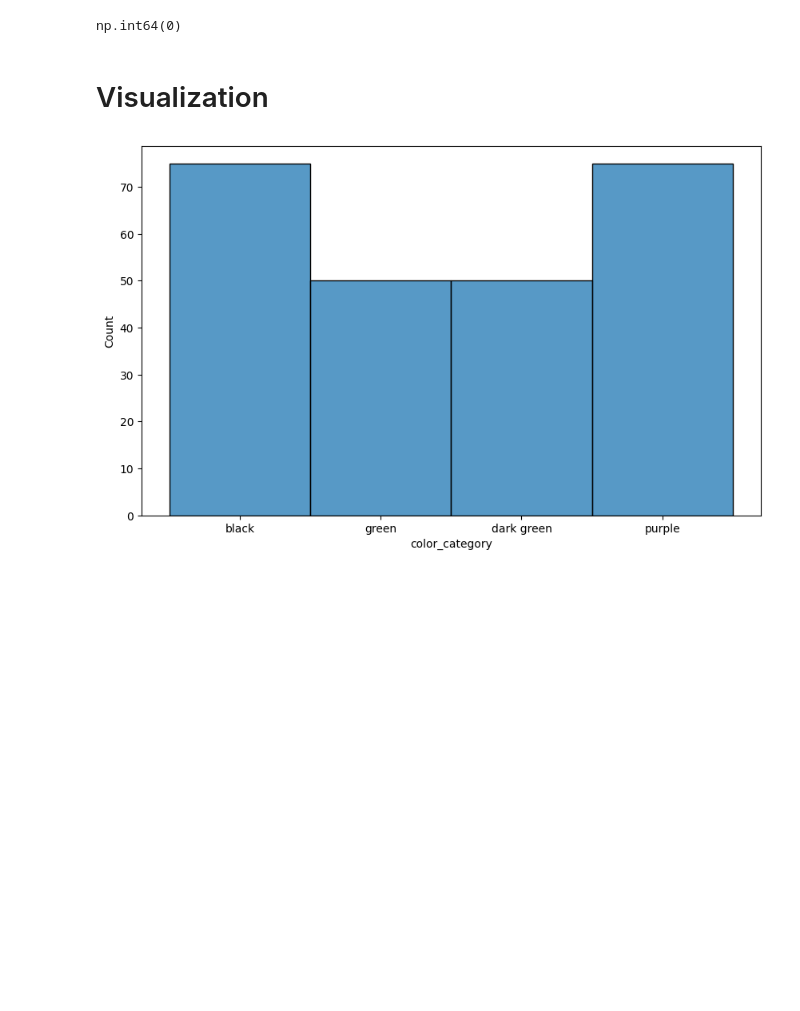
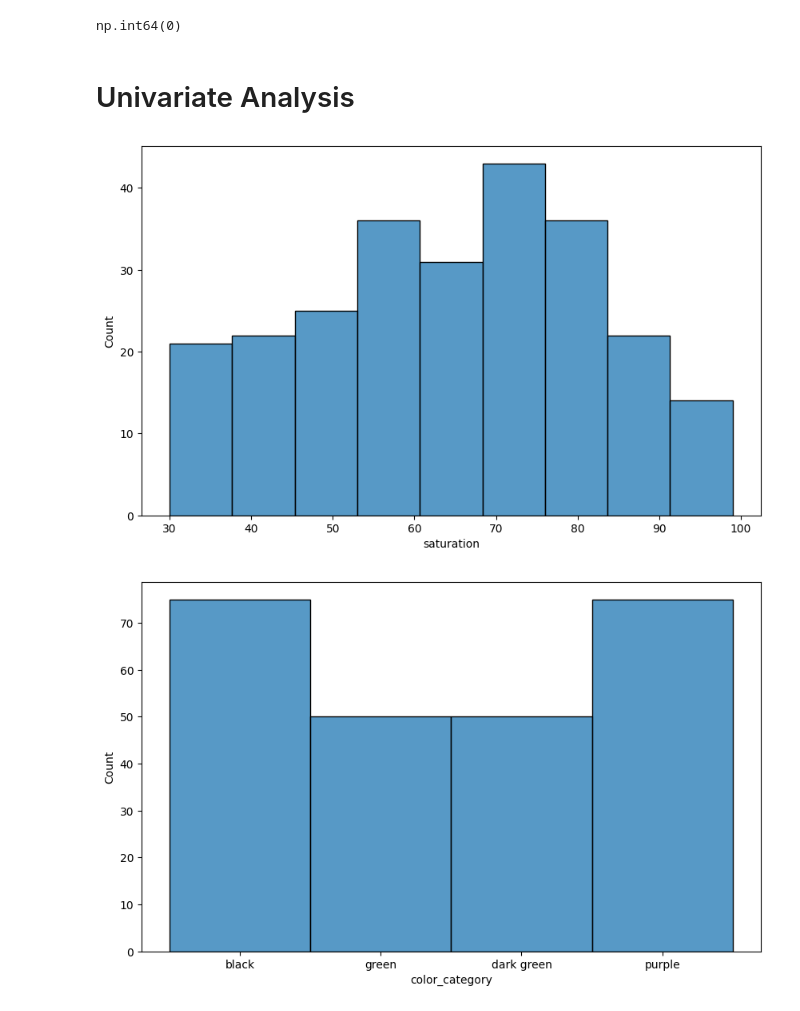
Before and after one commit to Nikhil5566/EDA-Prostate-cancer-dataset-, a Jupyter notebook: Avacardo_Dataset.ipynb, the cells around one changed output. Saved outputs shown, nothing was run; the diff lists cells and outputs as text; code cells hidden in the pictures; blank space fills up the shorter version.

```diff
--- a/Avacardo_Dataset.ipynb
+++ b/Avacardo_Dataset.ipynb
@@ -114,8 +114,14 @@ dtype: int64
 df.duplicated().sum()
 # %% [output]
 np.int64(0)
-# %% [markdown]
-# Visualization
+# %% [markdown]
+# Univariate Analysis
+# %%
+plt.figure(figsize = (10, 6))
+sns.histplot(df['saturation']) # Replace 'size' with the actual column name
+plt.show()
+# %% [output]
+[figure, added]
 # %%
 plt.figure(figsize = (10, 6))
 sns.histplot(df['color_category'])
```
Also changed, not shown: parts of 5 cells of this notebook.
